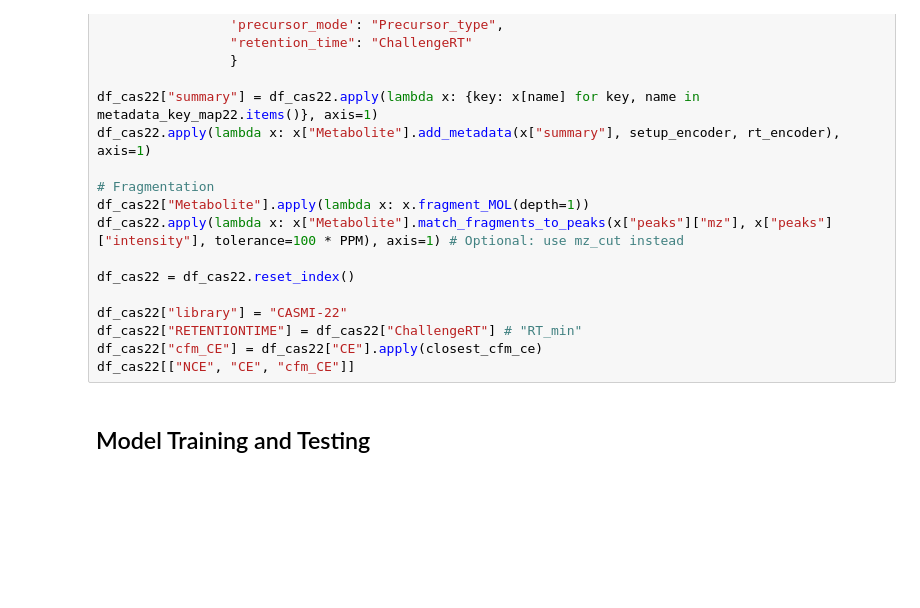
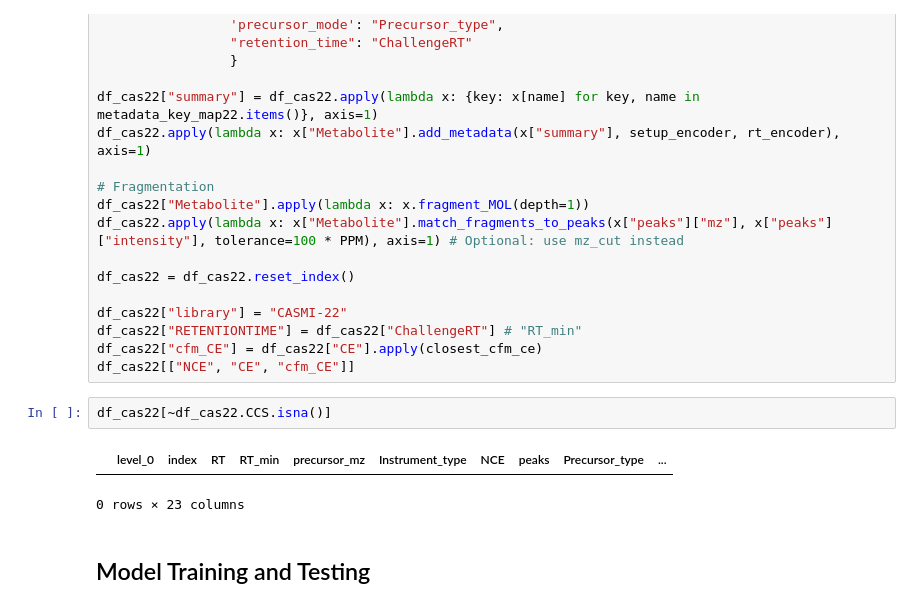
Before and after one commit to BAMeScience/fiora, a Jupyter notebook: notebooks/test_model.ipynb, the cells around one changed output. Saved outputs shown, nothing was run; the diff lists cells and outputs as text; blank space fills up the shorter version.

```diff
--- a/notebooks/test_model.ipynb
+++ b/notebooks/test_model.ipynb
@@ -200,6 +200,11 @@ df_cas22["library"] = "CASMI-22"
 df_cas22["RETENTIONTIME"] = df_cas22["ChallengeRT"] # "RT_min"
 df_cas22["cfm_CE"] = df_cas22["CE"].apply(closest_cfm_ce)
 df_cas22[["NCE", "CE", "cfm_CE"]]
+# %%
+df_cas22[~df_cas22.CCS.isna()]
+# %% [output]
+|  | level_0 | index | RT | RT_min | precursor_mz | Instrument_type | NCE | peaks | Precursor_type | ... |
+0 rows × 23 columns
 # %% [markdown]
 ## Model Training and Testing
 # %%
```
Also changed, not shown: parts of 18 cells of this notebook, 2 other files.
